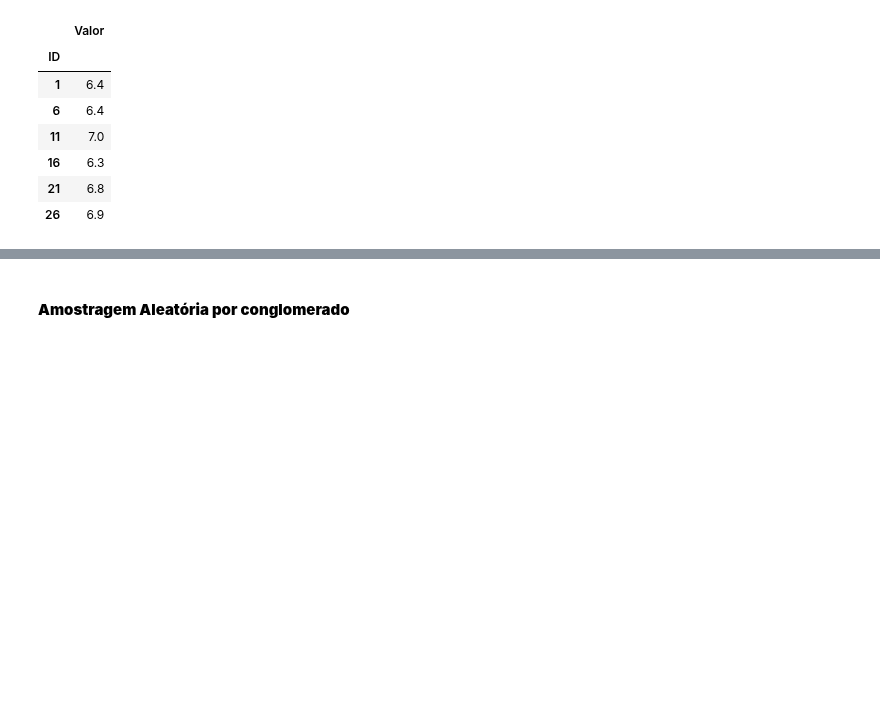
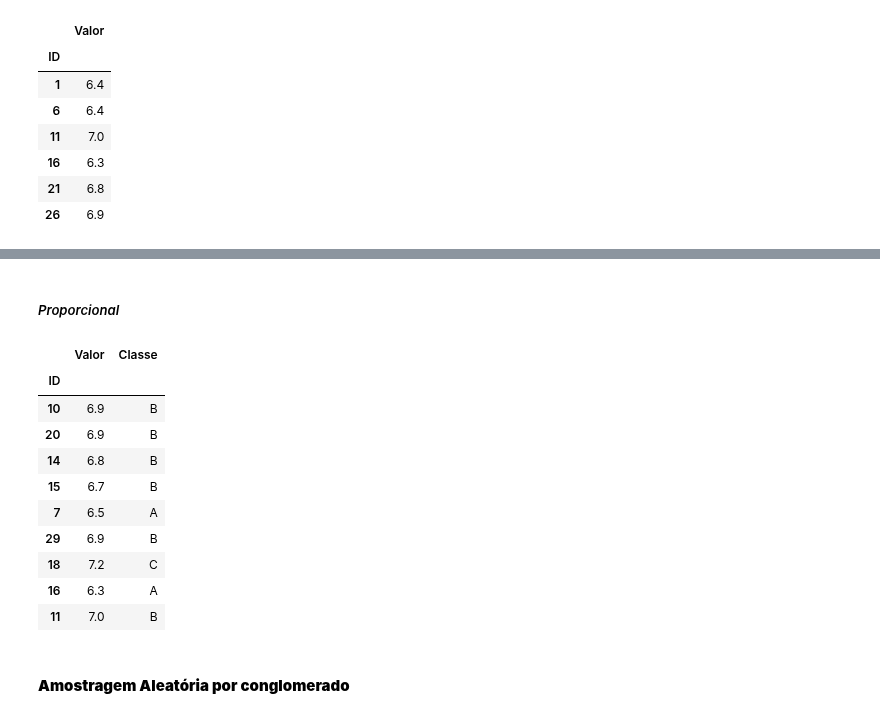
Before and after one commit to jvataidee/ManualdeAnalisedeDadosPython, a Jupyter notebook: cap6_estatistica_inferencial.ipynb, the cells around one changed output, grey strips where cells are left out. Drawn from its saved outputs; the diff is of its cells as text; code cells hidden in the pictures; blank space fills up the shorter version.

```diff
--- a/cap6_estatistica_inferencial.ipynb
+++ b/cap6_estatistica_inferencial.ipynb
@@ -146,3 +188,27 @@ amostra_sistematica
+# %% [markdown]
+##### *Proporcional*
+# %%
+tamanho_amostra = 0.3
+
+# Usamos train_test_split para estratificar com base na classe
+_, amostra_proporcional = train_test_split(df_populacao,
+                                           stratify=df_populacao['Classe'],
+                                           test_size=tamanho_amostra,
+                                           random_state=42)
+
+amostra_proporcional
+# %% [output]
+|  | Valor | Classe |
+| ID |  |  |
+| 10 | 6.9 | B |
+| 20 | 6.9 | B |
+| 14 | 6.8 | B |
+| 15 | 6.7 | B |
+| 7 | 6.5 | A |
+| 29 | 6.9 | B |
+| 18 | 7.2 | C |
+| 16 | 6.3 | A |
+| 11 | 7.0 | B |
 # %% [markdown]
 #### **Amostragem Aleatória por conglomerado**
 # %% [markdown]
```
Also changed, not shown: parts of 20 cells of this notebook.
